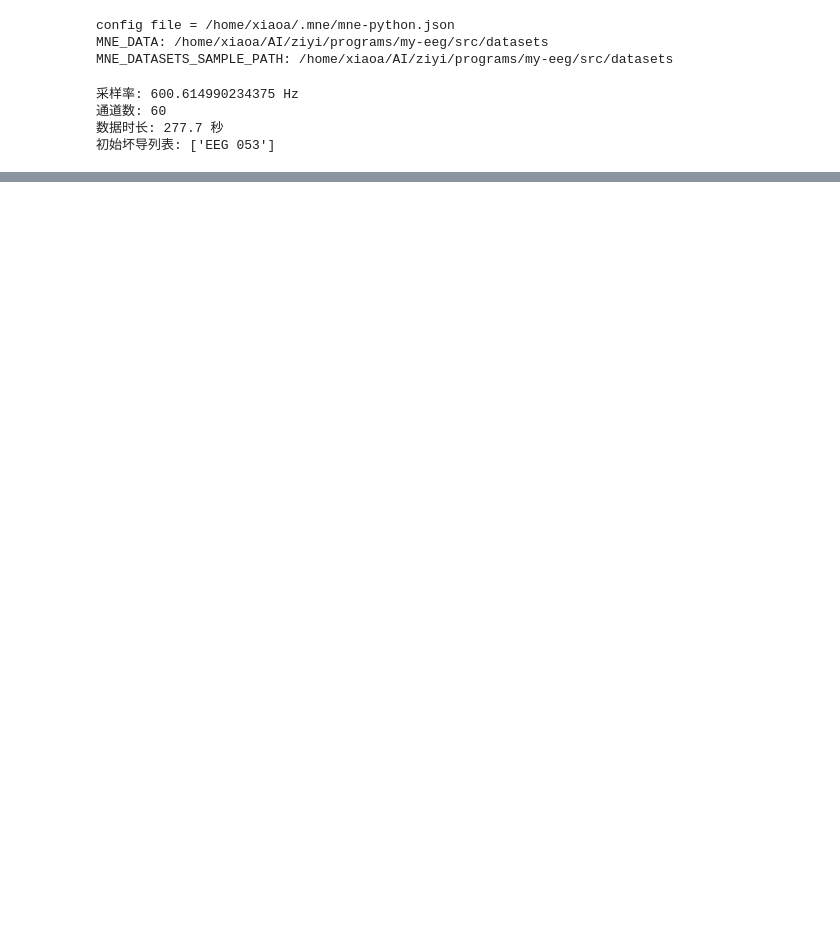
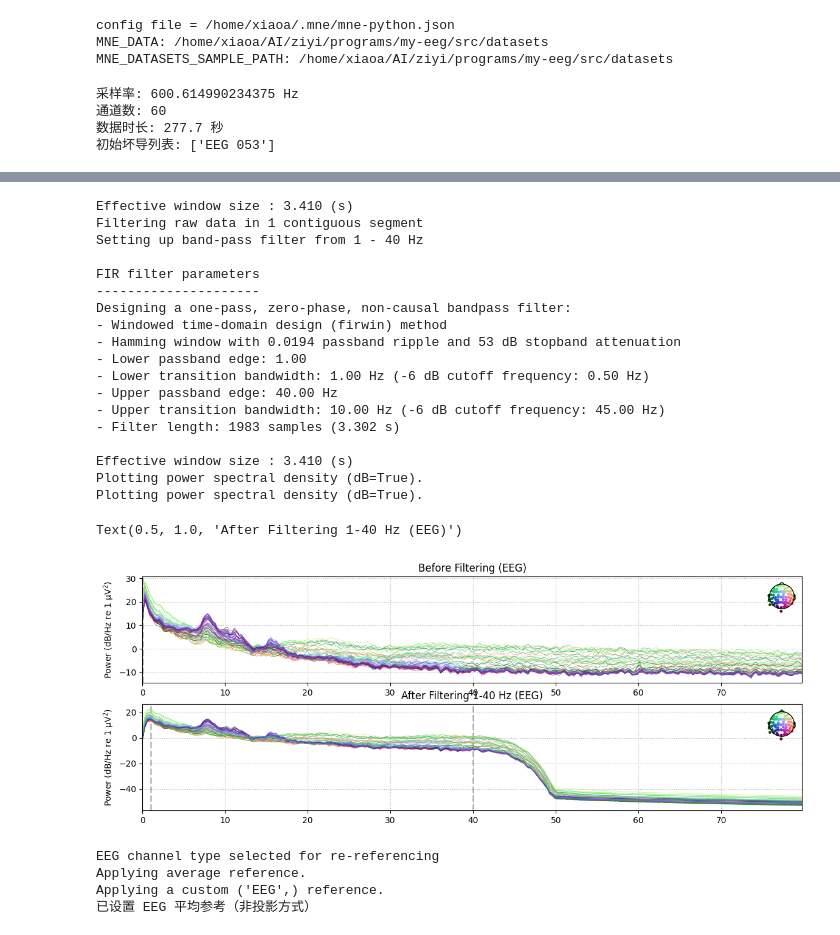
Before and after one commit to usstziyi/my-eeg, a Jupyter notebook: src/mne_sample_preprocessing.ipynb, the cells around one changed output, grey strips where cells are left out. Cells and saved outputs as stored; diff of their text form; code cells hidden in the pictures; blank space fills up the shorter version.

```diff
--- a/src/mne_sample_preprocessing.ipynb
+++ b/src/mne_sample_preprocessing.ipynb
@@ -174,28 +130,43 @@ print(f"选择后通道数: {raw.info['nchan']}")
 # %%
 # =============================================================================
-# Step 4: 滤波
+# Step 6: 对EEG滤波
 # =============================================================================
-# 保存滤波前 PSD 用于对比
-psd_before = raw.compute_psd(fmax=80)
+# 滤波前
+raw_eeg = raw.copy().pick(picks=["eeg"])
+eeg_psd_before = raw_eeg.compute_psd(fmax=80)
+# 滤波后（带通滤波）
+raw_eeg_filtered = raw_eeg.filter(l_freq=1.0, h_freq=40.0)
+eeg_psd_after = raw_eeg_filtered.compute_psd(fmax=80)
 
-# 带通滤波 1-40 Hz:
-#   - 高通 1 Hz: 去除低频漂移（慢电位漂移、呼吸伪迹等）
-#   - 低通 40 Hz: 去除高频肌电噪声，保留 ERP 相关频段
-raw.filter(l_freq=1.0, h_freq=40.0)
 
-# 陷波滤波（可选）：去除工频干扰
-# Sample 数据采集于美国，电网频率为 60 Hz
-# 由于上面已经低通 40 Hz，60 Hz 已被滤除，此步通常可跳过
-# 如果低通截止频率 > 60 Hz，则需要取消下行注释：
-# raw.notch_filter(freqs=60.0)
 
-# 滤波前后 PSD 对比
-fig, axes = plt.subplots(1, 2, figsize=(14, 5))
-psd_before.plot(picks="eeg", exclude="bads", axes=axes[0], show=False)
-axes[0].set_title("滤波前 (EEG)")
-raw.compute_psd(fmax=80).plot(picks="eeg", exclude="bads", axes=axes[1], show=False)
-axes[1].set_title("滤波后 1-40 Hz (EEG)")
-plt.tight_layout()
-plt.show()
+# 滤波前
+fig, axes = plt.subplots(2, 1, figsize=(14, 5))
+a=eeg_psd_before.plot(picks="eeg", exclude="bads", axes=axes[0], show=False)
+axes[0].set_title("Before Filtering (EEG)")
+# 滤波后
+b=eeg_psd_after.plot(picks="eeg", exclude="bads", axes=axes[1], show=False)
+axes[1].set_title("After Filtering 1-40 Hz (EEG)")
+# %% [output]
+Effective window size : 3.410 (s)
+Filtering raw data in 1 contiguous segment
+Setting up band-pass filter from 1 - 40 Hz
+
+FIR filter parameters
+---------------------
+Designing a one-pass, zero-phase, non-causal bandpass filter:
+- Windowed time-domain design (firwin) method
+- Hamming window with 0.0194 passband ripple and 53 dB stopband attenuation
+- Lower passband edge: 1.00
+- Lower transition bandwidth: 1.00 Hz (-6 dB cutoff frequency: 0.50 Hz)
+- Upper passband edge: 40.00 Hz
+- Upper transition bandwidth: 10.00 Hz (-6 dB cutoff frequency: 45.00 Hz)
+- Filter length: 1983 samples (3.302 s)
+
+Effective window size : 3.410 (s)
+Plotting power spectral density (dB=True).
+Plotting power spectral density (dB=True).
+Text(0.5, 1.0, 'After Filtering 1-40 Hz (EEG)')
+[figure, added]
 # %%
 # =============================================================================
@@ -225,2 +186,19 @@ print("已设置 EEG 平均参考（投影方式）")
+# %%
+# =============================================================================
+# Step 8: 重参考（仅 EEG）
+# =============================================================================
+# EEG 信号是相对于参考电极的电位差，参考的选择会影响信号形态
+# 常见参考方案：
+#   - 平均参考（average）: 以所有 EEG 通道均值为参考，最常用
+#   - 单电极参考: 如 Cz、鼻尖、耳垂等
+# 这里使用平均参考
+# projection=False 直接永久修改 EEG 信号，后续运算中无需再添加为投影
+raw_eeg.set_eeg_reference("average", projection=False)
+print("已设置 EEG 平均参考（非投影方式）")
+# %% [output]
+EEG channel type selected for re-referencing
+Applying average reference.
+Applying a custom ('EEG',) reference.
+已设置 EEG 平均参考（非投影方式）
 # %%
 # =============================================================================
```
Also changed, not shown: parts of 16 cells of this notebook, 4 other files.
